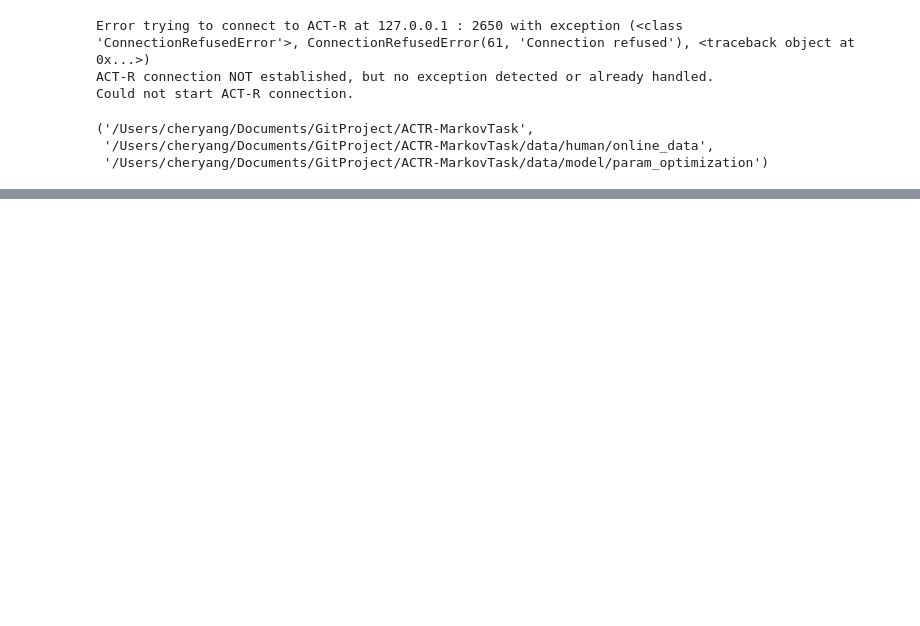
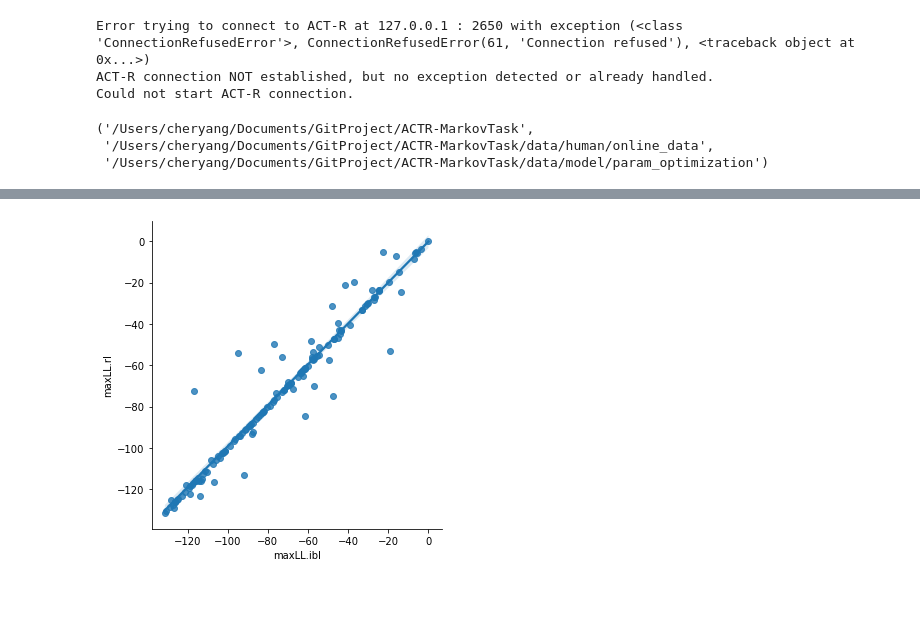
Before and after one commit to yangyuxue2333/ACTR-MarkovTask, a Jupyter notebook: analysis/test_pyactup_visualize_estimate.ipynb, the cells around one changed output, grey strips where cells are left out. Drawn from its saved outputs; the diff is of its cells as text; code cells hidden in the pictures; blank space fills up the shorter version.

```diff
--- a/analysis/test_pyactup_visualize_estimate.ipynb
+++ b/analysis/test_pyactup_visualize_estimate.ipynb
@@ -63,0 +93,14 @@ Plot.plot_parameter_radar(df = pd.DataFrame({**params, 'group':d['subject_id']},
+# %%
+def load_opt_files(estimate_model='markov-ibl-hybrid'):
+    ls1 = []
+    for i in np.arange(1, 152):
+        d = MarkovEstimation.load_opt_parameters(opt_dir=opt_dir, subject_id=str(i), estimate_model=estimate_model)
+        if d:
+            df = pd.DataFrame(d[0], [0])
+            ls1.append(df)
+    df = pd.concat(ls1, axis=0)
+    return df
+# %%
+df_ibl = load_opt_files(estimate_model='markov-ibl-hybrid')
+df_rl = load_opt_files(estimate_model='markov-rl-hybrid')
+dfm = pd.merge(df_ibl, df_rl, on = 'subject_id', suffixes=('.ibl', '.rl'))
@@ -63,0 +118,7 @@ Plot.plot_parameter_radar(df = pd.DataFrame({**params, 'group':d['subject_id']},
+# %%
+param_name='maxLL'
+ax = sns.lmplot(data=dfm, x=param_name+'.ibl', y=param_name+'.rl')
+# %% [output]
+[figure, added]
+# %% [markdown]
+#
```
Also changed, not shown: parts of 4 cells of this notebook, 3 other files.
